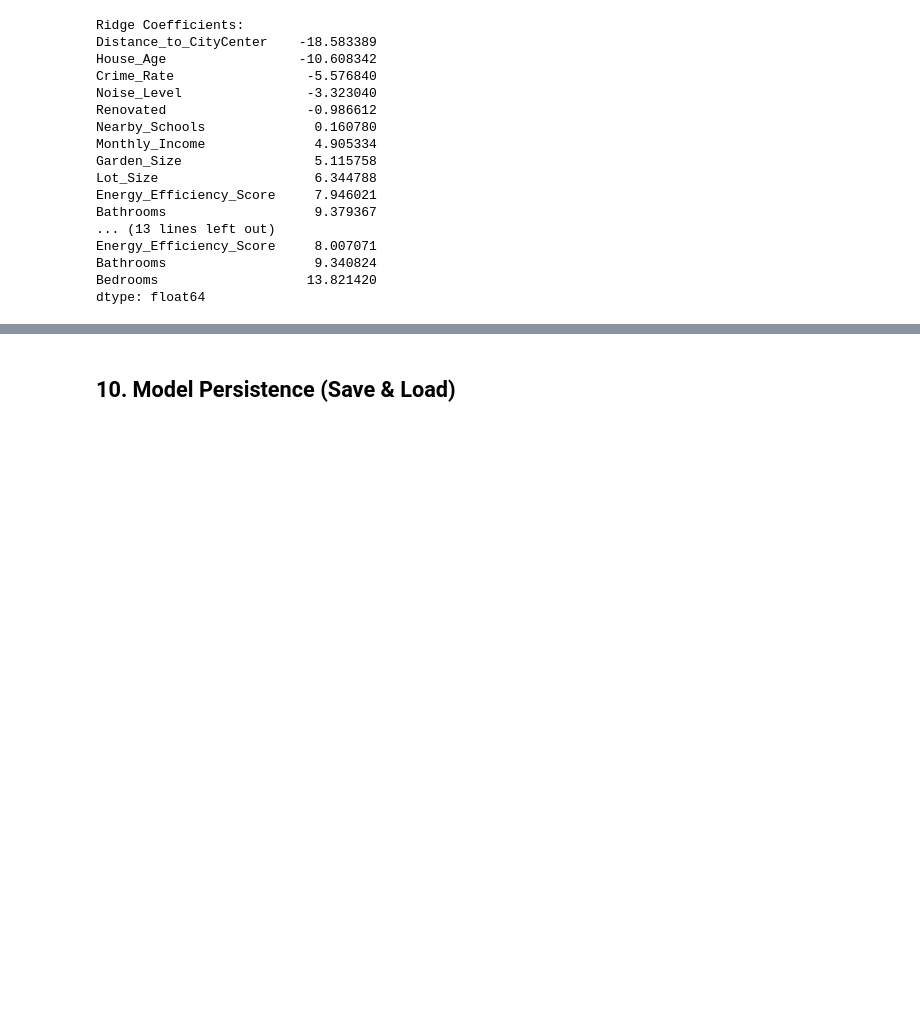
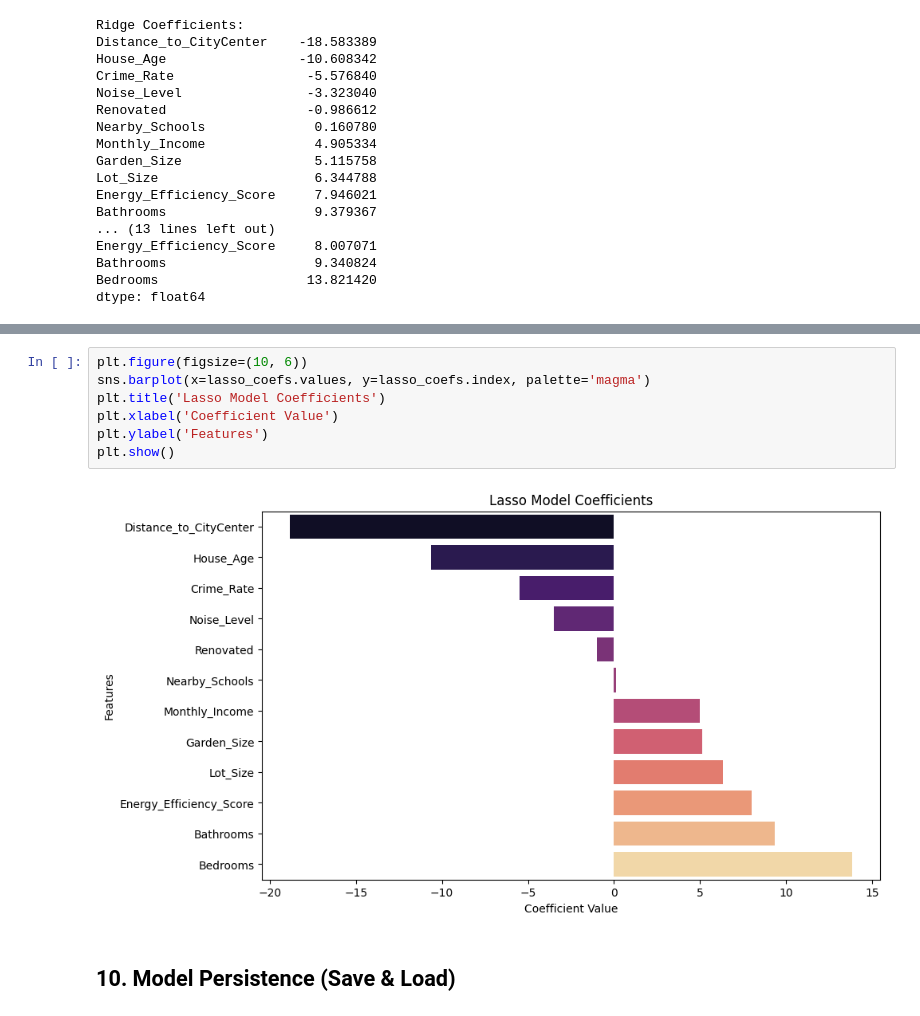
Before and after one commit to Muradamen/real-estate-price-prediction-ml, a Jupyter notebook: HousePrice_Project (1).ipynb, the cells around one changed output, grey strips where cells are left out. Cells and saved outputs as stored; diff of their text form; blank space fills up the shorter version.

```diff
--- a/HousePrice_Project (1).ipynb
+++ b/HousePrice_Project (1).ipynb
@@ -494,3 +479,12 @@ dtype: float64
+# %%
+plt.figure(figsize=(10, 6))
+sns.barplot(x=lasso_coefs.values, y=lasso_coefs.index, palette='magma')
+plt.title('Lasso Model Coefficients')
+plt.xlabel('Coefficient Value')
+plt.ylabel('Features')
+plt.show()
+# %% [output]
+[figure, added]
 # %% [markdown]
 ## 10. Model Persistence (Save & Load)
 # %%
```
Also changed, not shown: parts of 30 cells of this notebook, 7 other files.
